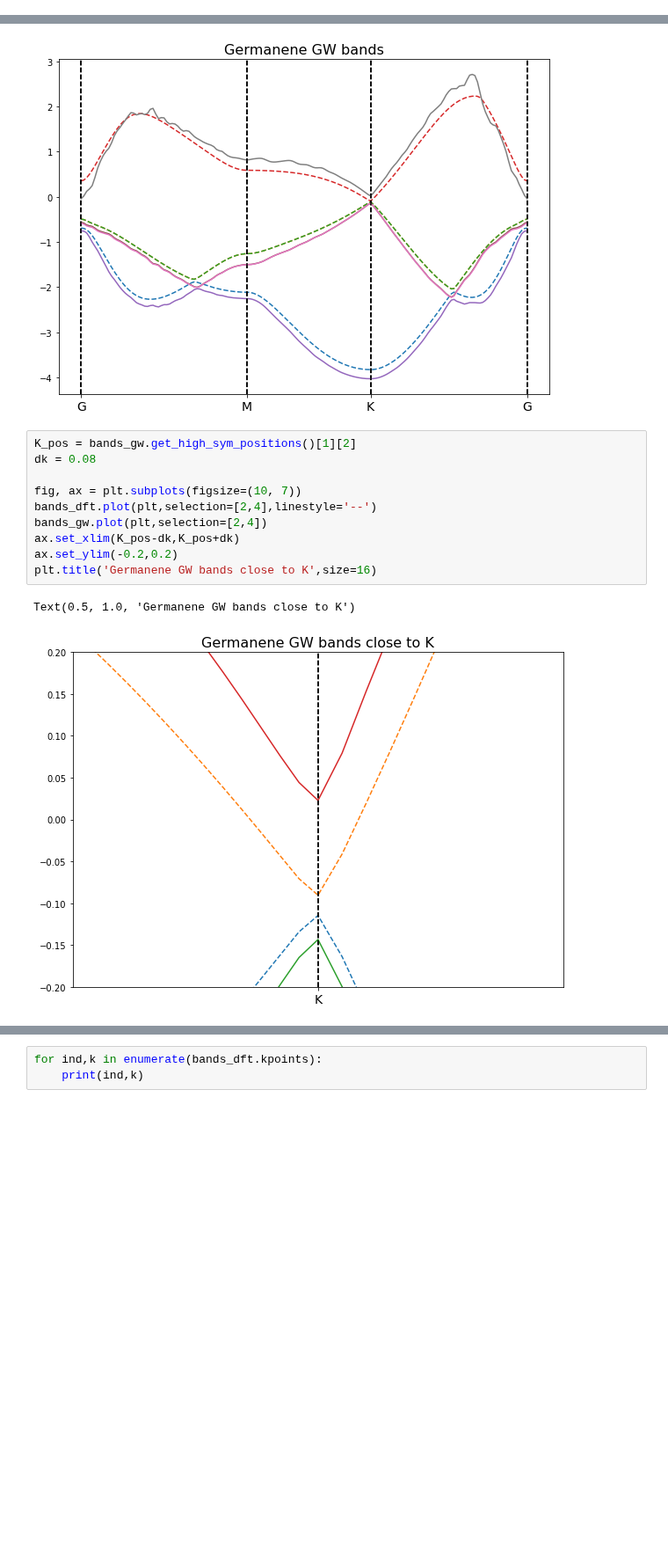
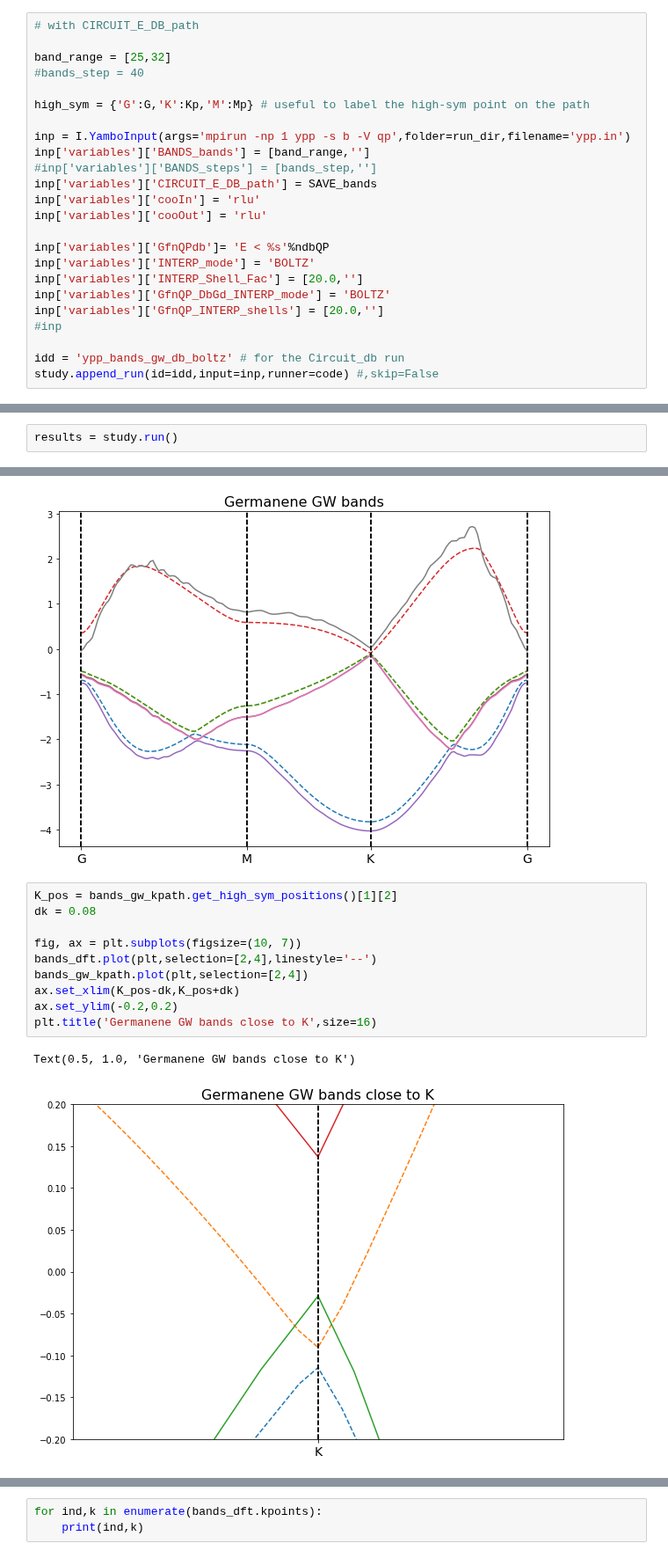
Before and after one commit to marcodalessandro76/Germanene, a Jupyter notebook: GW_Analysis.ipynb, the cells around one changed output, grey strips where cells are left out. Shown at 88% size. Drawn from its saved outputs; the diff is of its cells as text; blank space fills up the shorter version.

```diff
--- a/GW_Analysis.ipynb
+++ b/GW_Analysis.ipynb
@@ -1099,3 +1589,27 @@ Initialize a Dataset with 1 parallel tasks
+# %%
+# with CIRCUIT_E_DB_path
+
+band_range = [25,32]
+#bands_step = 40
+
+high_sym = {'G':G,'K':Kp,'M':Mp} # useful to label the high-sym point on the path
+
+inp = I.YamboInput(args='mpirun -np 1 ypp -s b -V qp',folder=run_dir,filename='ypp.in')
+inp['variables']['BANDS_bands'] = [band_range,'']
+#inp['variables']['BANDS_steps'] = [bands_step,'']
+inp['variables']['CIRCUIT_E_DB_path'] = SAVE_bands
+inp['variables']['cooIn'] = 'rlu'
+inp['variables']['cooOut'] = 'rlu'
+
+inp['variables']['GfnQPdb']= 'E < %s'%ndbQP
+inp['variables']['INTERP_mode'] = 'BOLTZ'
+inp['variables']['INTERP_Shell_Fac'] = [20.0,'']
+inp['variables']['GfnQP_DbGd_INTERP_mode'] = 'BOLTZ'
+inp['variables']['GfnQP_INTERP_shells'] = [20.0,'']
+#inp
+
+idd = 'ypp_bands_gw_db_boltz' # for the Circuit_db run
+study.append_run(id=idd,input=inp,runner=code) #,skip=False
 # %%
 results = study.run()
 # %% [output]
@@ -1112,0 +1712,2 @@ Task [0] ended
+# %%
+results = study.run()
@@ -1125,18 +1749,18 @@ plt.title('Germanene GW bands',size=16)
 Text(0.5, 1.0, 'Germanene GW bands')
 [figure]
 # %%
-K_pos = bands_gw.get_high_sym_positions()[1][2]
+K_pos = bands_gw_kpath.get_high_sym_positions()[1][2]
 dk = 0.08
 
 fig, ax = plt.subplots(figsize=(10, 7))
 bands_dft.plot(plt,selection=[2,4],linestyle='--')
-bands_gw.plot(plt,selection=[2,4])
+bands_gw_kpath.plot(plt,selection=[2,4])
 ax.set_xlim(K_pos-dk,K_pos+dk)
 ax.set_ylim(-0.2,0.2)
 plt.title('Germanene GW bands close to K',size=16)
 # %% [output]
 Text(0.5, 1.0, 'Germanene GW bands close to K')
-[figure, old version]
+[figure, new version]
 # %%
 Kp_ind = 120
 gap_dft = 1e3*(bands_dft.bands[4][Kp_ind]-bands_dft.bands[3][Kp_ind])
```
Also changed, not shown: parts of 85 cells of this notebook.
